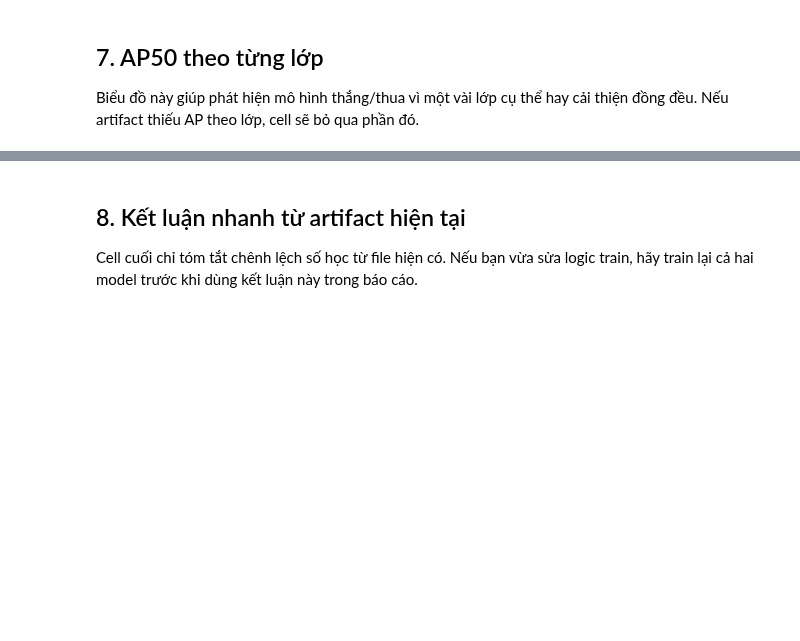
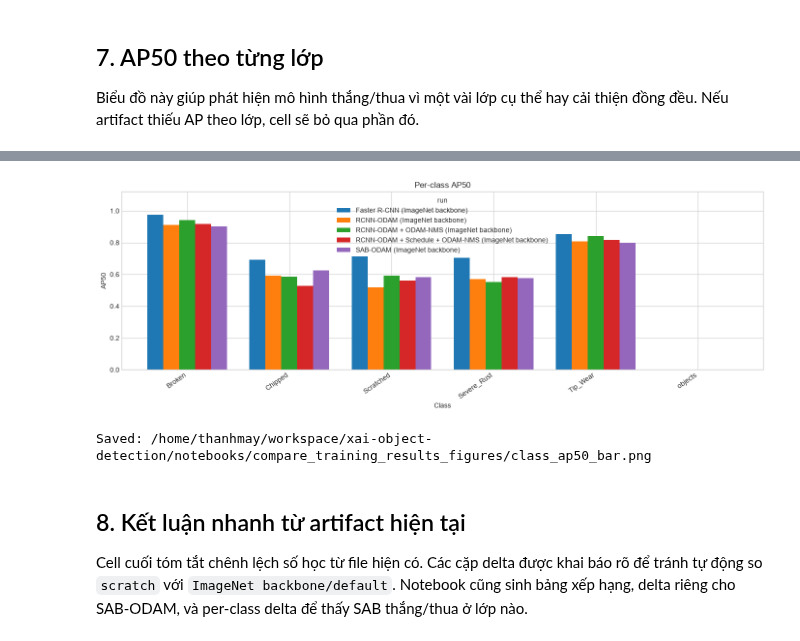
Before and after one commit to Thanhmay2406/xai-object-detection, a Jupyter notebook: notebooks/compare_training_results.ipynb, the cells around one changed output, grey strips where cells are left out. Saved outputs shown, nothing was run; the diff lists cells and outputs as text; code cells hidden in the pictures; blank space fills up the shorter version.

```diff
--- a/notebooks/compare_training_results.ipynb
+++ b/notebooks/compare_training_results.ipynb
@@ -560,7 +916,8 @@ def collect_class_ap50(summary_df: pd.DataFrame, metrics_df: pd.DataFrame) -> pd
             for column in class_cols:
                 value = getattr(row, column)
                 if pd.notna(value):
-                    rows.append({"run": row.run, "source": "test", "class": column.removeprefix("test_class_").removesuffix("_ap50"), "ap50": value})
+                    class_key = column.removeprefix("test_class_").removesuffix("_ap50")
+                    rows.append({"run": row.run, "source": "test", "class": clean_class_label(class_key), "ap50": value})
 
     if not rows and not metrics_df.empty:
         class_cols = [c for c in metrics_df.columns if c.startswith("class_") and c.endswith("_ap50")]
@@ -574,7 +931,8 @@ def collect_class_ap50(summary_df: pd.DataFrame, metrics_df: pd.DataFrame) -> pd
             for column in class_cols:
                 value = row[column]
                 if pd.notna(value):
-                    rows.append({"run": run, "source": "validation_best_epoch", "class": column.removeprefix("class_").removesuffix("_ap50"), "ap50": value})
+                    class_key = column.removeprefix("class_").removesuffix("_ap50")
+                    rows.append({"run": run, "source": "validation_best_epoch", "class": clean_class_label(class_key), "ap50": value})
 
     return pd.DataFrame(rows)
 
@@ -585,14 +943,18 @@ if CLASS_AP50_DF.empty:
 else:
     pivot = CLASS_AP50_DF.pivot_table(index="class", columns="run", values="ap50", aggfunc="first").sort_index()
     display(pivot)
-    ax = pivot.plot(kind="bar", figsize=(13, 5), width=0.78)
-    ax.set_title("Per-class AP50")
-    ax.set_ylabel("AP50")
-    ax.set_xlabel("Class")
-    ax.set_ylim(0, max(1.0, float(np.nanmax(pivot.to_numpy())) * 1.15))
-    plt.xticks(rotation=35, ha="right")
-    plt.tight_layout()
-    class_path = REPORT_DIR / "class_ap50_bar.png"
-    ax.figure.savefig(class_path, dpi=160, bbox_inches="tight")
-    plt.show()
-    print(f"Saved: {class_path}")
+    if HAS_MATPLOTLIB:
+        ax = pivot.plot(kind="bar", figsize=(14, 5), width=0.78)
+        ax.set_title("Per-class AP50")
+        ax.set_ylabel("AP50")
+        ax.set_xlabel("Class")
+        ax.set_ylim(0, max(1.0, float(np.nanmax(pivot.to_numpy())) * 1.15))
+        plt.xticks(rotation=35, ha="right")
+        plt.tight_layout()
+        class_path = REPORT_DIR / "class_ap50_bar.png"
+        ax.figure.savefig(class_path, dpi=160, bbox_inches="tight")
+        plt.show()
+        print(f"Saved: {class_path}")
+    else:
+        print("matplotlib is unavailable; skipped per-class AP50 plot.")
+# %% [output]
@@ -599,7 +969,9 @@ else:
+[figure, added]
+Saved: /home/thanhmay/workspace/xai-object-detection/notebooks/compare_training_results_figures/class_ap50_bar.png
 # %% [markdown]
 ## 8. Kết luận nhanh từ artifact hiện tại
 
-Cell cuối chỉ tóm tắt chênh lệch số học từ file hiện có. Nếu bạn vừa sửa logic train, hãy train lại cả hai model trước khi dùng kết luận này trong báo cáo.
+Cell cuối tóm tắt chênh lệch số học từ file hiện có. Các cặp delta được khai báo rõ để tránh tự động so `scratch` với `ImageNet backbone/default`. Notebook cũng sinh bảng xếp hạng, delta riêng cho SAB-ODAM, và per-class delta để thấy SAB thắng/thua ở lớp nào.
 # %%
 def metric_delta_table(summary_df: pd.DataFrame) -> pd.DataFrame:
     if summary_df.empty or len(summary_df) < 2:
```
Also changed, not shown: parts of 16 cells of this notebook, 8 other files.
